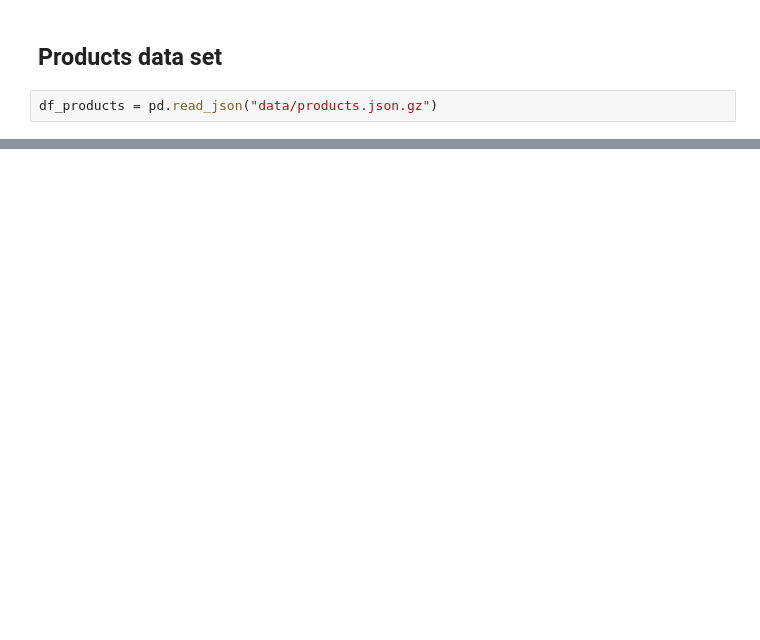
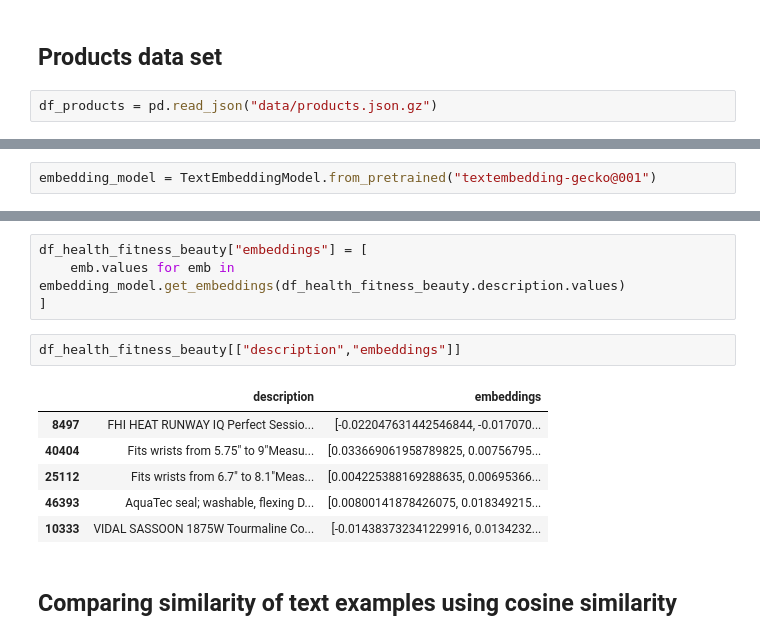
Before and after one commit to AmritRaj23/open-data-set, a Jupyter notebook: Product_Data_Analysis.ipynb, the cells around one changed output, grey strips where cells are left out. Cells and saved outputs as stored; diff of their text form; blank space fills up the shorter version.

```diff
--- a/Product_Data_Analysis.ipynb
+++ b/Product_Data_Analysis.ipynb
@@ -63,0 +142,2 @@ pandas_profiling.ProfileReport(df_products)
+# %%
+embedding_model = TextEmbeddingModel.from_pretrained("textembedding-gecko@001")
@@ -63,0 +164,15 @@ pandas_profiling.ProfileReport(df_products)
+# %%
+df_health_fitness_beauty["embeddings"] = [
+    emb.values for emb in embedding_model.get_embeddings(df_health_fitness_beauty.description.values)
+]
+# %%
+df_health_fitness_beauty[["description","embeddings"]]
+# %% [output]
+|  | description | embeddings |
+| 8497 | FHI HEAT RUNWAY IQ Perfect Sessio... | [-0.022047631442546844, -0.017070... |
+| 40404 | Fits wrists from 5.75" to 9"Measu... | [0.033669061958789825, 0.00756795... |
+| 25112 | Fits wrists from 6.7" to 8.1"Meas... | [0.004225388169288635, 0.00695366... |
+| 46393 | AquaTec seal; washable, flexing D... | [0.00800141878426075, 0.018349215... |
+| 10333 | VIDAL SASSOON 1875W Tourmaline Co... | [-0.014383732341229916, 0.0134232... |
+# %% [markdown]
+## Comparing similarity of text examples using cosine similarity
```
Also changed, not shown: parts of 22 cells of this notebook.
